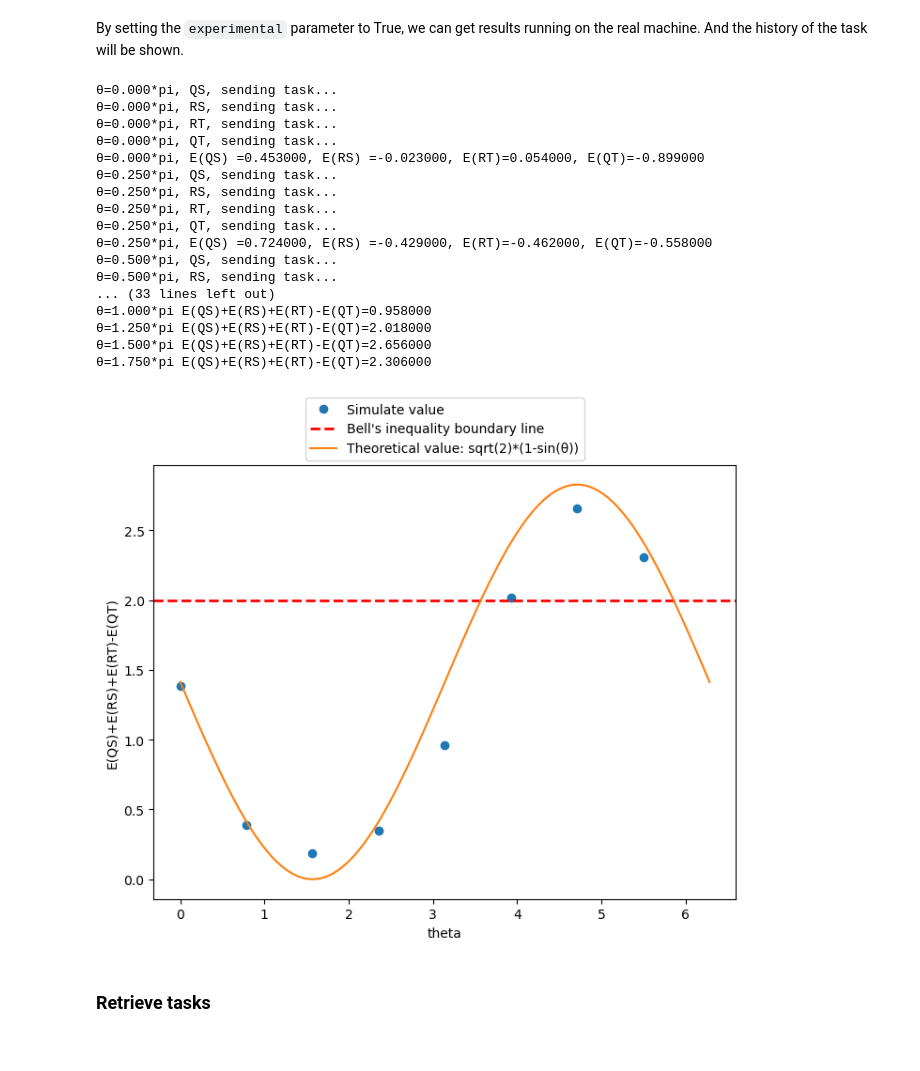
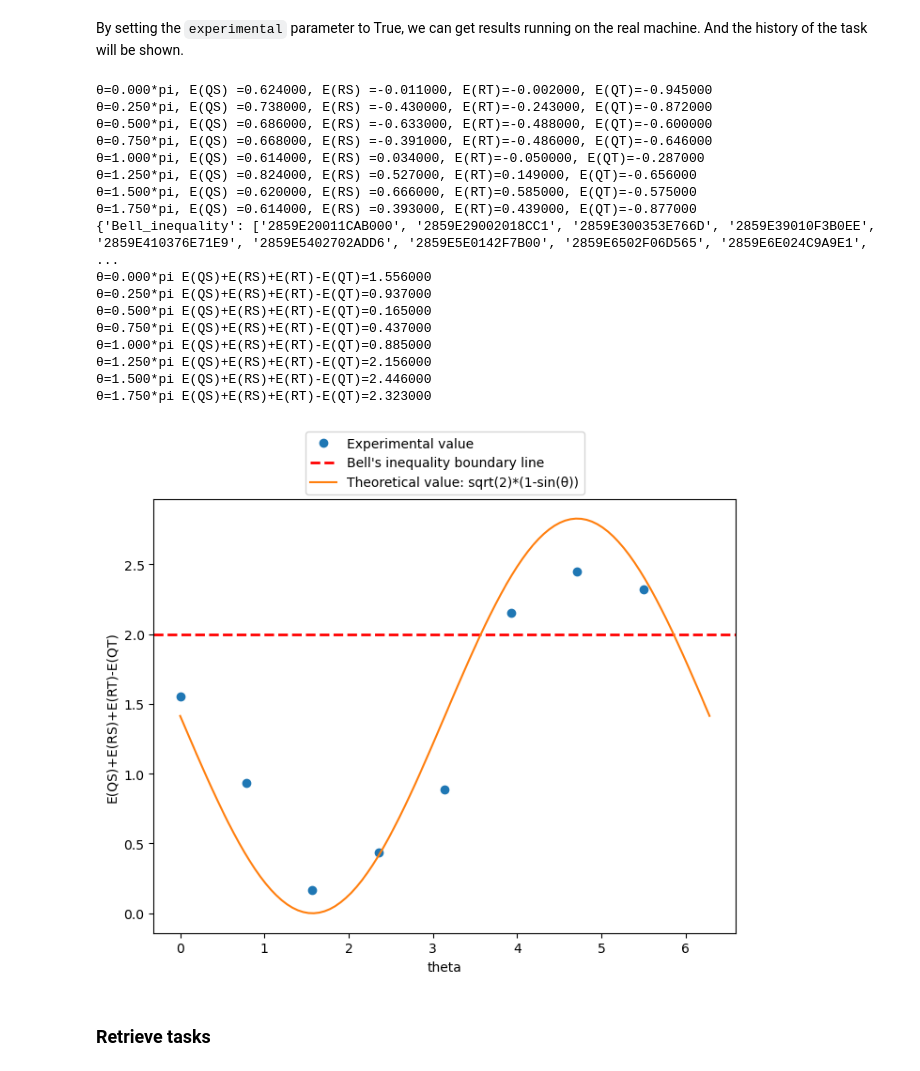
Before and after one commit to ucas-zmx/pyquafu_tutorials, a Jupyter notebook: Bell_inequality.ipynb, the cells around one changed output. Cells and saved outputs as stored; diff of their text form; code cells hidden in the pictures.

```diff
--- a/Bell_inequality.ipynb
+++ b/Bell_inequality.ipynb
@@ -39,7 +39,7 @@ import matplotlib.pyplot as plt
 from numpy import pi, cos, sin, sqrt
 
 def create_state(theta = 1.25*pi ):
-    """ 构造一个2量子比特的纠缠态
+    """ create a 2-qubit entangled state
     |00> --> |ψ> = cos(θ/2)|01> + sin(θ/2)|10> θ∈[0,2pi)"""
     qc = QuantumCircuit(2)
     qc.ry(0, theta)
@@ -164,34 +166,34 @@ By setting the `experimental` parameter to True, we can get results running on t
 # %%
 theta, obsexp, experimental = Bell_inequality_demo(theta_num = 8, experimental = True)
 res=[obsexp[i][0] + obsexp[i][1] + obsexp[i][2] - obsexp[i][3] for i in range(len(obsexp))]  # E(QS)+E(RS)+E(RT)-E(QT)
 for i in range(len(res)):
     print("θ={:.3f}*pi".format(theta[i]/pi),"E(QS)+E(RS)+E(RT)-E(QT)={:.6f}".format(res[i]))  # Show the result data
 # Show the result graph
 plt.figure(figsize=(8, 6)) # Set the image size
-plt.plot(theta, res, "o", label="Simulate value")
+plt.plot(theta, res, "o", label="Experimental value")
 plt.axhline(y=2, color='red', linestyle='--', linewidth=2)  # Draw the boundary line of Bell's inequality
 plt.plot([], [], color='red', linestyle='--', linewidth=2, label='Bell\'s inequality boundary line')  # Add a legend to the boundary line of Bell's inequality
 Plot_theoretical_value(x,y)
 plt.show()
 # %% [output]
-θ=0.000*pi, QS, sending task...
-θ=0.000*pi, RS, sending task...
-θ=0.000*pi, RT, sending task...
-θ=0.000*pi, QT, sending task...
-θ=0.000*pi, E(QS) =0.453000, E(RS) =-0.023000, E(RT)=0.054000, E(QT)=-0.899000
-θ=0.250*pi, QS, sending task...
-θ=0.250*pi, RS, sending task...
-θ=0.250*pi, RT, sending task...
-θ=0.250*pi, QT, sending task...
-θ=0.250*pi, E(QS) =0.724000, E(RS) =-0.429000, E(RT)=-0.462000, E(QT)=-0.558000
-θ=0.500*pi, QS, sending task...
-θ=0.500*pi, RS, sending task...
-... (33 lines left out)
-θ=1.000*pi E(QS)+E(RS)+E(RT)-E(QT)=0.958000
-θ=1.250*pi E(QS)+E(RS)+E(RT)-E(QT)=2.018000
-θ=1.500*pi E(QS)+E(RS)+E(RT)-E(QT)=2.656000
-θ=1.750*pi E(QS)+E(RS)+E(RT)-E(QT)=2.306000
+θ=0.000*pi, E(QS) =0.624000, E(RS) =-0.011000, E(RT)=-0.002000, E(QT)=-0.945000
+θ=0.250*pi, E(QS) =0.738000, E(RS) =-0.430000, E(RT)=-0.243000, E(QT)=-0.872000
+θ=0.500*pi, E(QS) =0.686000, E(RS) =-0.633000, E(RT)=-0.488000, E(QT)=-0.600000
+θ=0.750*pi, E(QS) =0.668000, E(RS) =-0.391000, E(RT)=-0.486000, E(QT)=-0.646000
+θ=1.000*pi, E(QS) =0.614000, E(RS) =0.034000, E(RT)=-0.050000, E(QT)=-0.287000
+θ=1.250*pi, E(QS) =0.824000, E(RS) =0.527000, E(RT)=0.149000, E(QT)=-0.656000
+θ=1.500*pi, E(QS) =0.620000, E(RS) =0.666000, E(RT)=0.585000, E(QT)=-0.575000
+θ=1.750*pi, E(QS) =0.614000, E(RS) =0.393000, E(RT)=0.439000, E(QT)=-0.877000
+{'Bell_inequality': ['2859E20011CAB000', '2859E29002018CC1', '2859E300353E766D', '2859E39010F3B0EE', '2859E410376E71E9', '2859E5402702ADD6', '2859E5E0142F7B00', '2859E6502F06D565', '2859E6E024C9A9E1', ...
+θ=0.000*pi E(QS)+E(RS)+E(RT)-E(QT)=1.556000
+θ=0.250*pi E(QS)+E(RS)+E(RT)-E(QT)=0.937000
+θ=0.500*pi E(QS)+E(RS)+E(RT)-E(QT)=0.165000
+θ=0.750*pi E(QS)+E(RS)+E(RT)-E(QT)=0.437000
+θ=1.000*pi E(QS)+E(RS)+E(RT)-E(QT)=0.885000
+θ=1.250*pi E(QS)+E(RS)+E(RT)-E(QT)=2.156000
+θ=1.500*pi E(QS)+E(RS)+E(RT)-E(QT)=2.446000
+θ=1.750*pi E(QS)+E(RS)+E(RT)-E(QT)=2.323000
-[figure, old version]
+[figure, new version]
 # %% [markdown]
 ### Retrieve tasks
 # %% [markdown]
```
Also changed, not shown: parts of 6 cells of this notebook, 1 other file.
